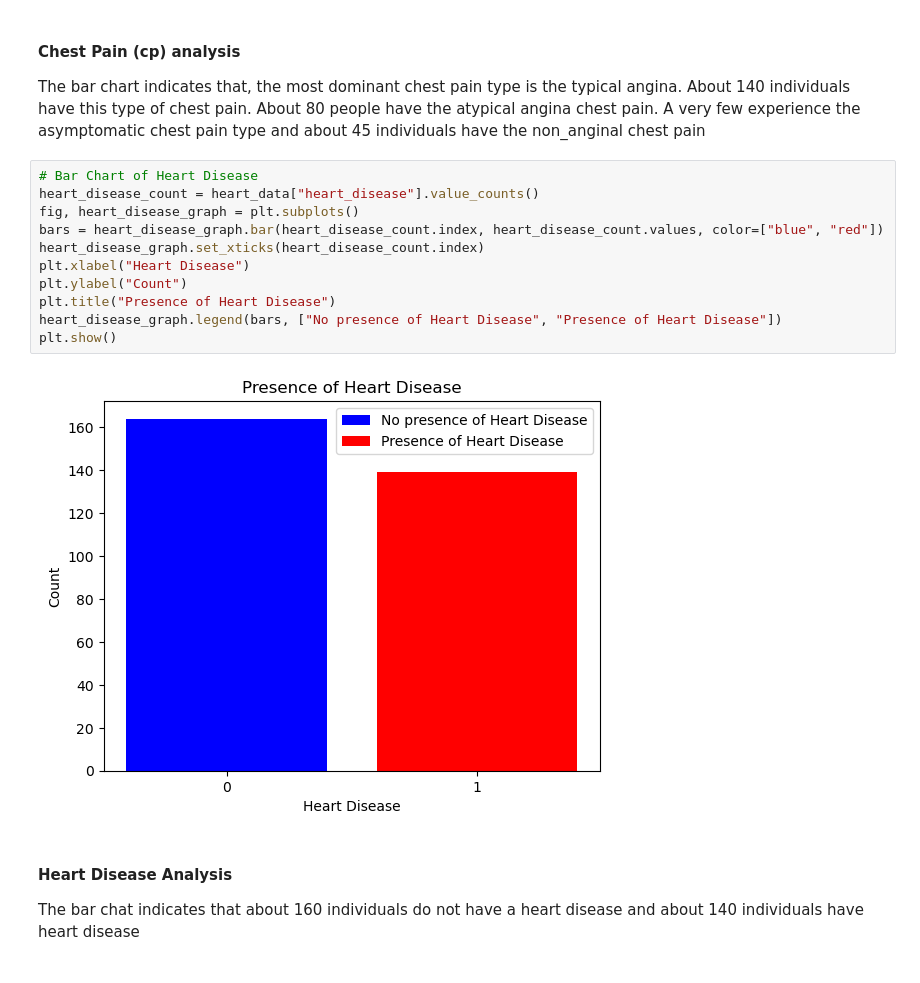
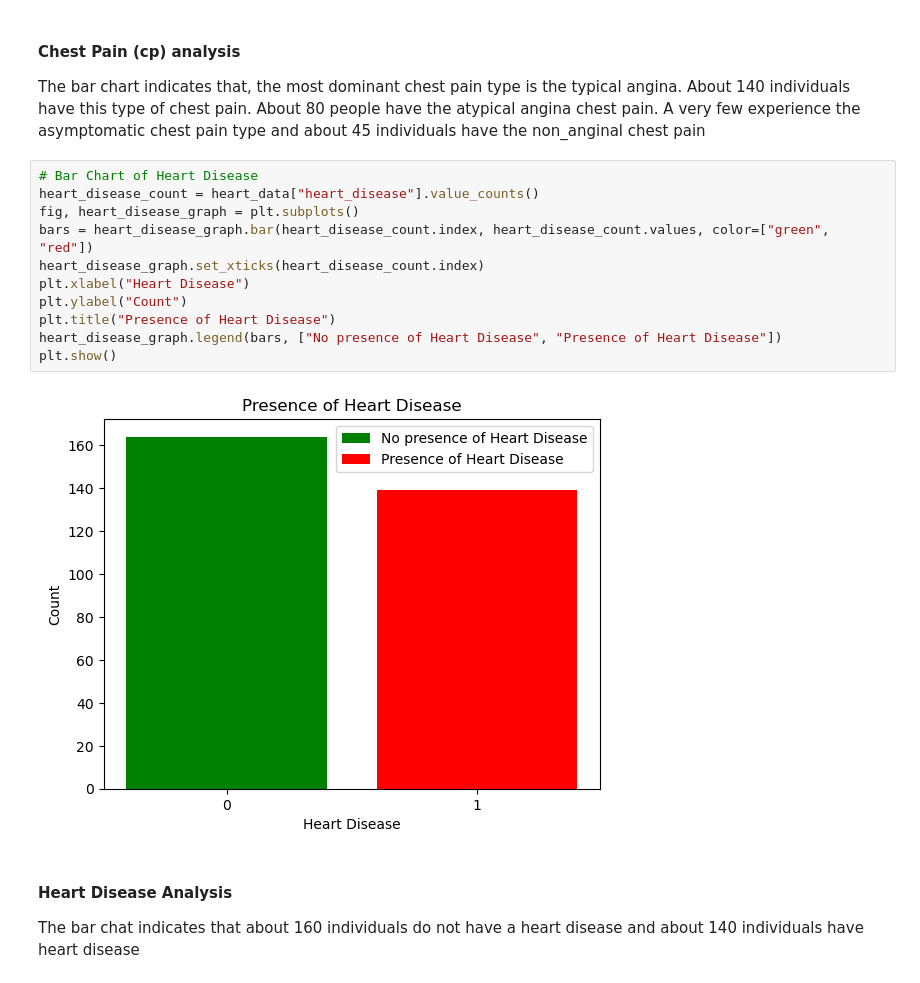
Before and after one commit to Zukizuk/health-eda, a Jupyter notebook: Data/health-eda.ipynb, the cells around one changed output. Saved outputs shown, nothing was run; the diff lists cells and outputs as text.

```diff
--- a/Data/health-eda.ipynb
+++ b/Data/health-eda.ipynb
@@ -280,16 +267,16 @@ The bar chart indicates that, the most dominant chest pain type is the typical a
 # %%
 # Bar Chart of Heart Disease
 heart_disease_count = heart_data["heart_disease"].value_counts()
 fig, heart_disease_graph = plt.subplots()
-bars = heart_disease_graph.bar(heart_disease_count.index, heart_disease_count.values, color=["blue", "red"])
+bars = heart_disease_graph.bar(heart_disease_count.index, heart_disease_count.values, color=["green", "red"])
 heart_disease_graph.set_xticks(heart_disease_count.index)
 plt.xlabel("Heart Disease")
 plt.ylabel("Count")
 plt.title("Presence of Heart Disease")
 heart_disease_graph.legend(bars, ["No presence of Heart Disease", "Presence of Heart Disease"])
 plt.show()
 # %% [output]
-[figure, old version]
+[figure, new version]
 # %% [markdown]
 #### Heart Disease Analysis
 The bar chat indicates that about 160 individuals do not have a heart disease and about 140 individuals have heart disease
```
Also changed, not shown: parts of 16 cells of this notebook.
